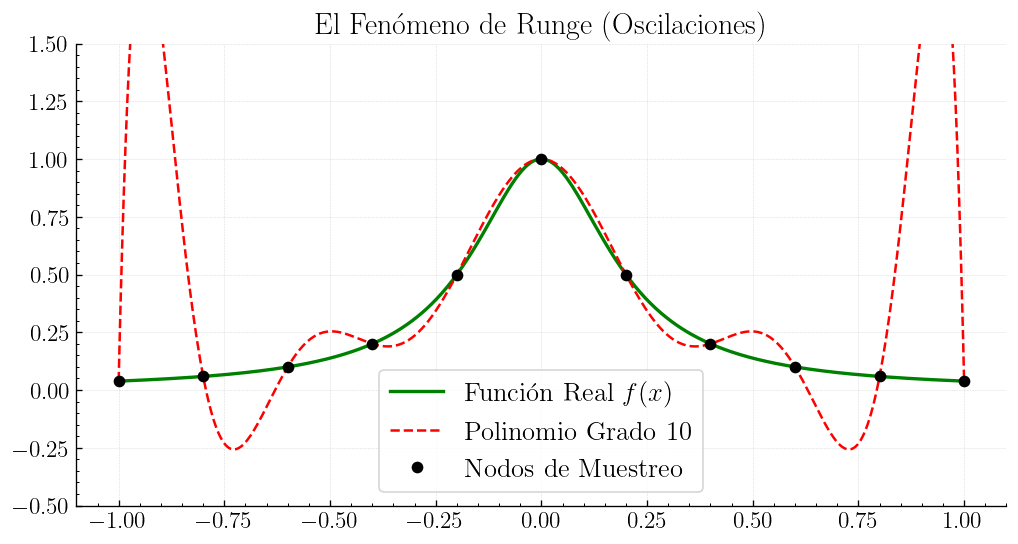
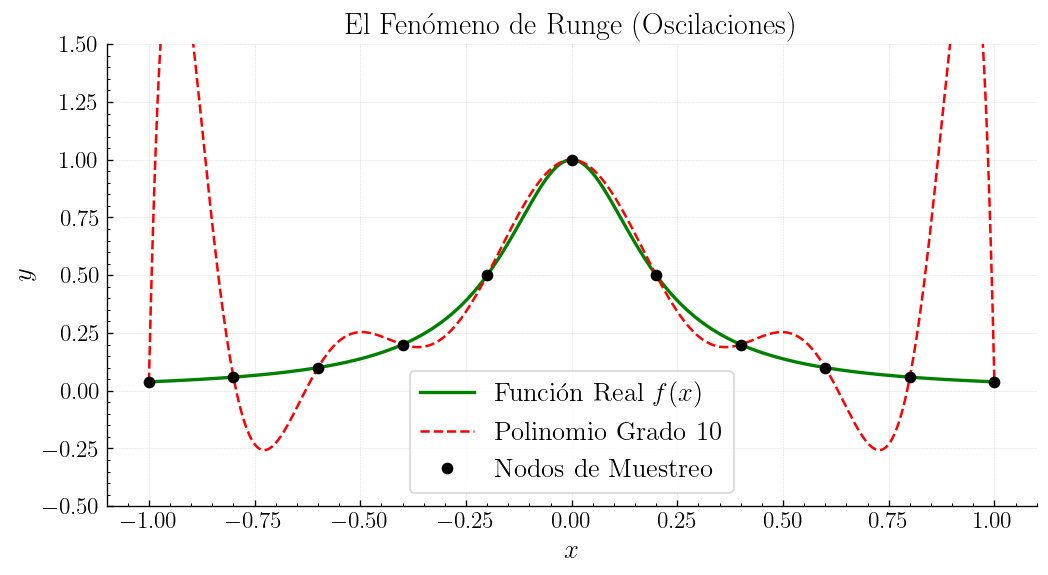
Unified diff of the notebook cell whose output changed from the first chart to the second:
--- before
+++ after
@@ -29,3 +29,7 @@
 plt.legend()
 plt.grid(True, alpha=0.3)
+
+plt.xlabel('$x$')
+plt.ylabel('$y$')
+
 plt.show()

Commit: splines